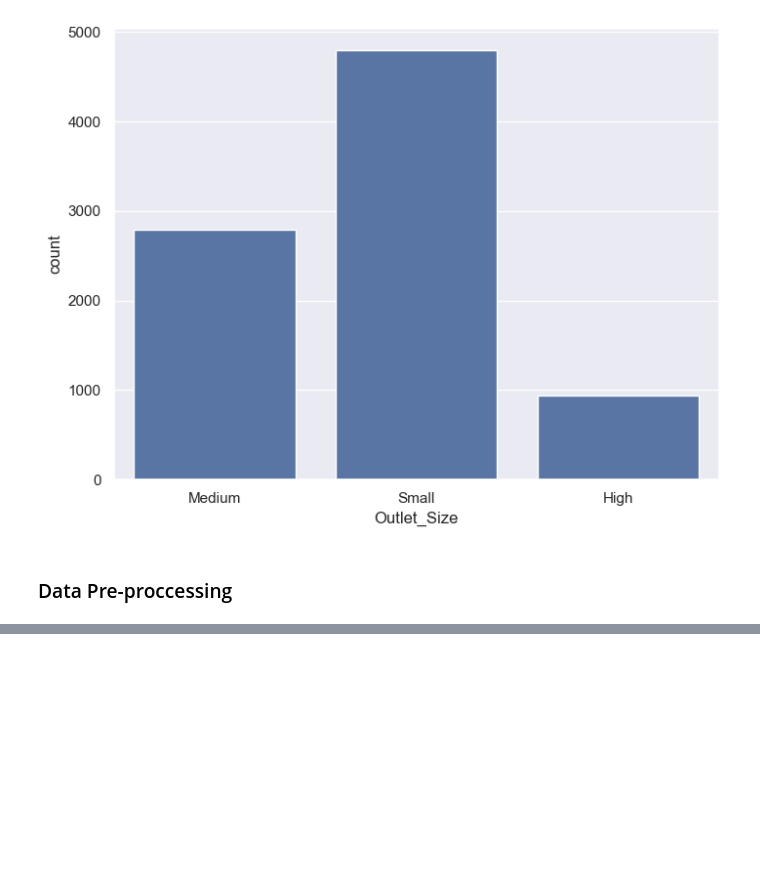
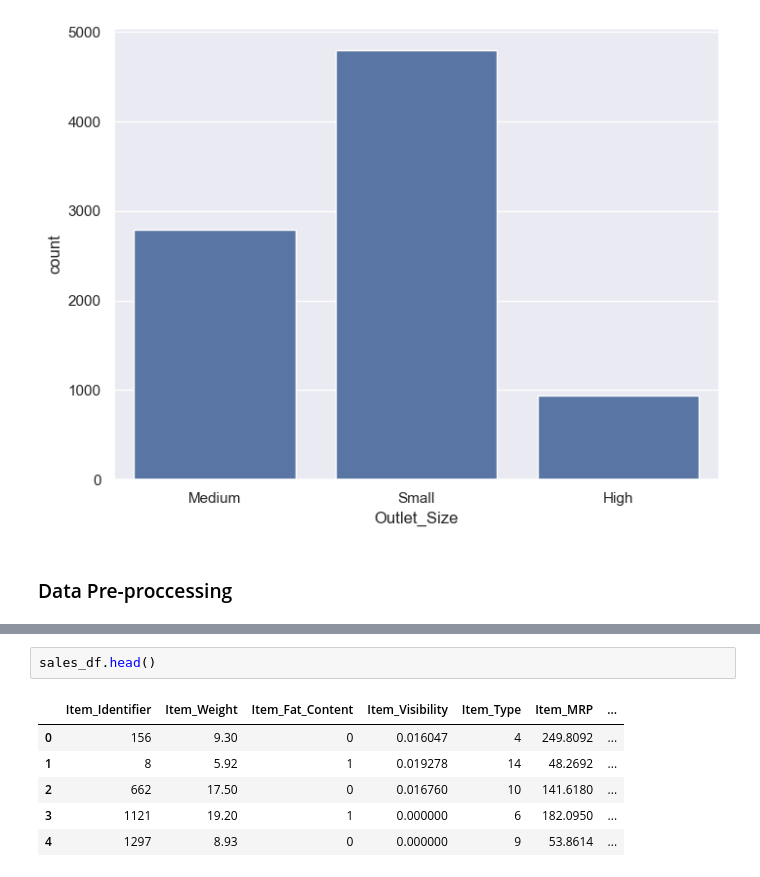
Before and after one commit to Mousumi-Deb/ML-Projects, a Jupyter notebook: Sales Forecasting/bigmart_sales_prediction.ipynb, the cells around one changed output, grey strips where cells are left out. Drawn from its saved outputs; the diff is of its cells as text; blank space fills up the shorter version.

```diff
--- a/Sales Forecasting/bigmart_sales_prediction.ipynb
+++ b/Sales Forecasting/bigmart_sales_prediction.ipynb
@@ -254,0 +299,9 @@ plt.show()
+# %%
+sales_df.head()
+# %% [output]
+|  | Item_Identifier | Item_Weight | Item_Fat_Content | Item_Visibility | Item_Type | Item_MRP | ... |
+| 0 | 156 | 9.30 | 0 | 0.016047 | 4 | 249.8092 | ... |
+| 1 | 8 | 5.92 | 1 | 0.019278 | 14 | 48.2692 | ... |
+| 2 | 662 | 17.50 | 0 | 0.016760 | 10 | 141.6180 | ... |
+| 3 | 1121 | 19.20 | 1 | 0.000000 | 6 | 182.0950 | ... |
+| 4 | 1297 | 8.93 | 0 | 0.000000 | 9 | 53.8614 | ... |
```
Also changed, not shown: parts of 24 cells of this notebook.
